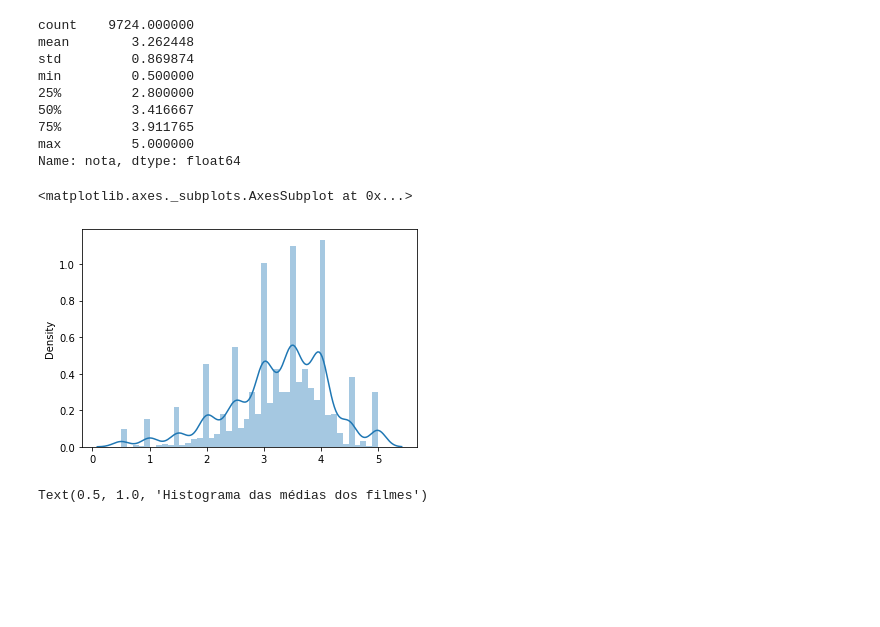
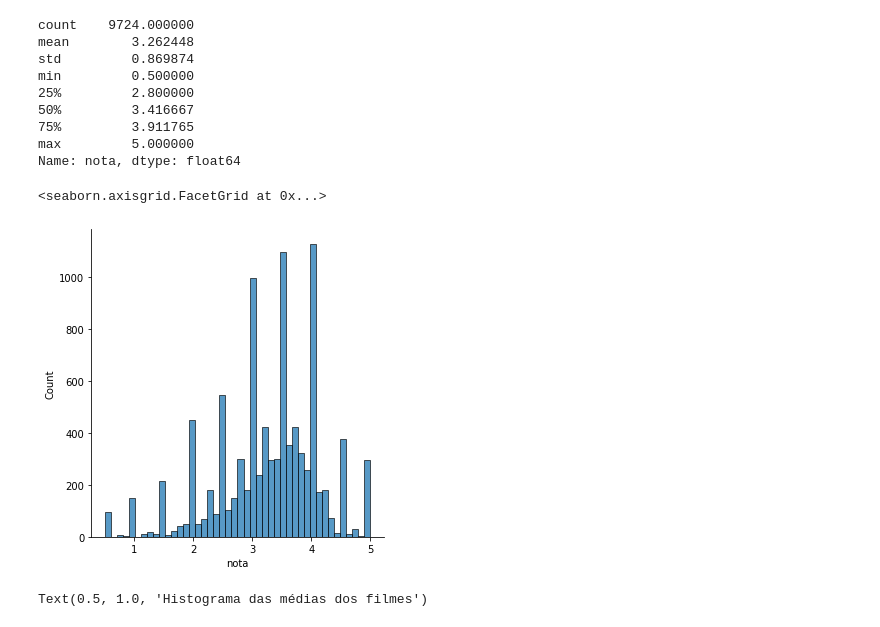
Before and after one commit to GabrielTB1/Data-Science-analise-e-visualizacao-de-dados, a Jupyter notebook: Data_Science_analise_e_visualizacao_de_dados.ipynb, the cells around one changed output. Cells and saved outputs as stored; diff of their text form; code cells hidden in the pictures; blank space fills up the shorter version.

Commit message:
Passando uma mensagem através de visualização

```diff
--- a/Data_Science_analise_e_visualizacao_de_dados.ipynb
+++ b/Data_Science_analise_e_visualizacao_de_dados.ipynb
@@ -154,10 +154,10 @@ min         0.500000
 max         5.000000
 Name: nota, dtype: float64
 # %%
-sns.distplot(x = medias_por_filme)
+sns.displot(x = medias_por_filme)
 # %% [output]
-<matplotlib.axes._subplots.AxesSubplot at 0x...>
+<seaborn.axisgrid.FacetGrid at 0x...>
-[figure, old version]
+[figure, new version]
 # %%
 plt.hist(medias_por_filme)
 plt.title("Histograma das médias dos filmes")
```
Also changed, not shown: parts of 3 cells of this notebook.
